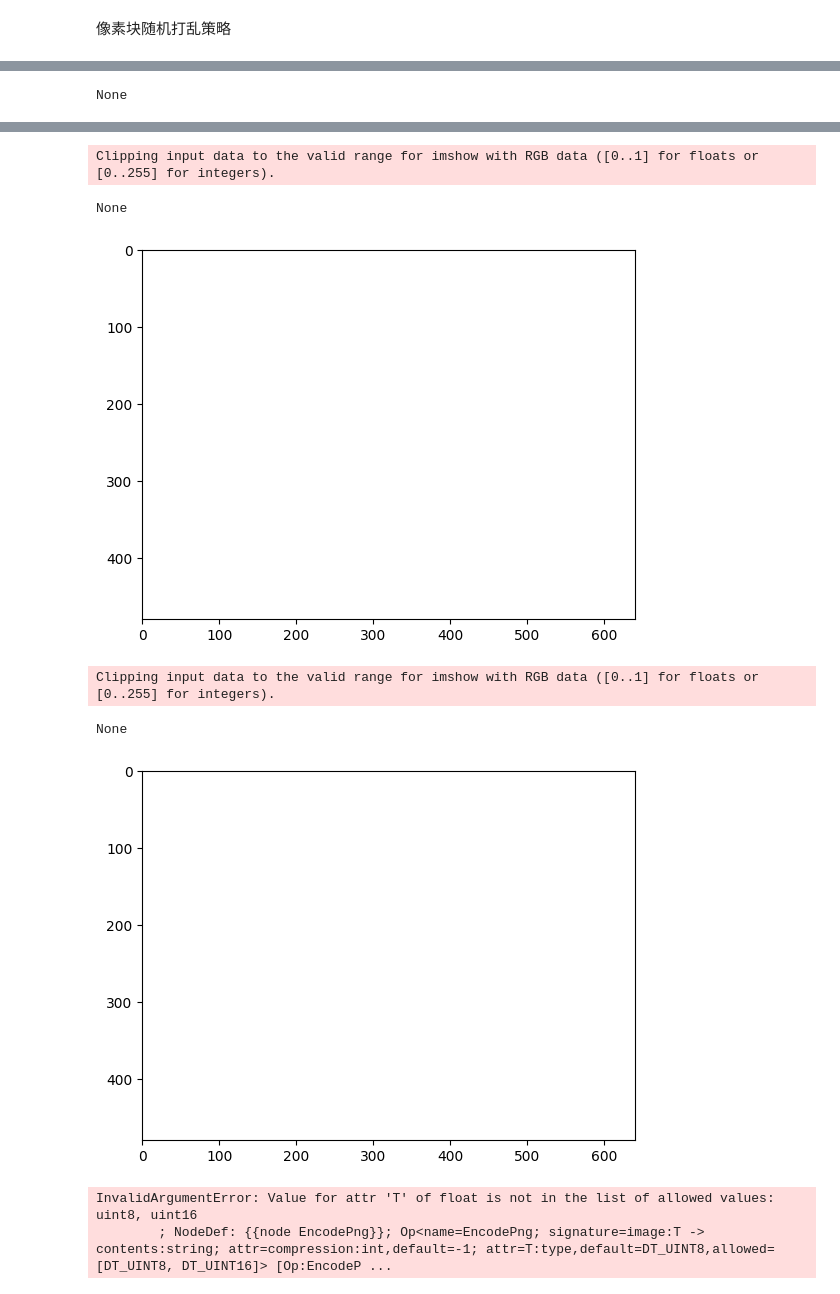
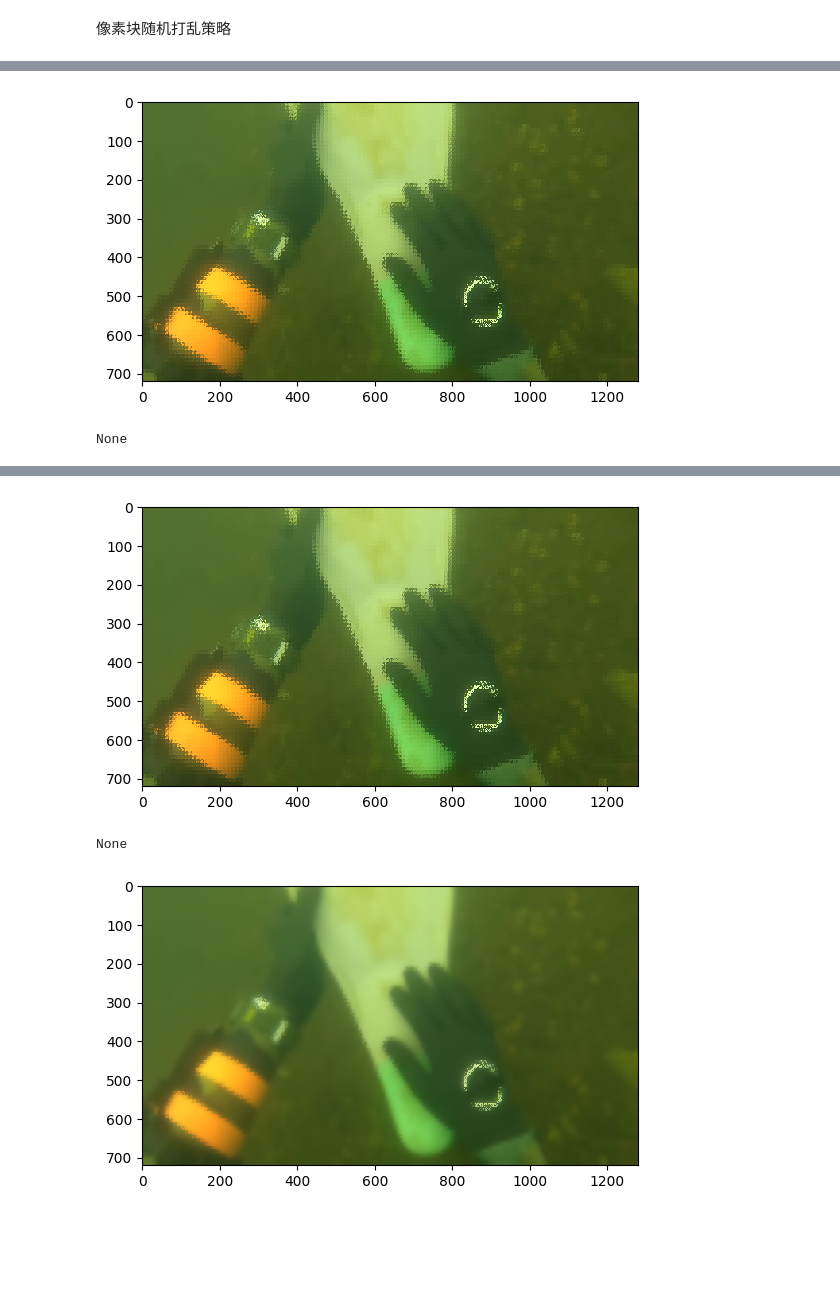
Before and after one commit to Hikari0608/tools, a Jupyter notebook: tensorflow/test.ipynb, the cells around one changed output, grey strips where cells are left out. Cells and saved outputs as stored; diff of their text form; code cells hidden in the pictures; blank space fills up the shorter version.

```diff
--- a/tensorflow/test.ipynb
+++ b/tensorflow/test.ipynb
@@ -122,8 +122,7 @@ def gaussian_filter(data, sigma):
     return output
 # %%
 if __name__ == '__main__':
-    image = imread("../../images","2.png")
-    image = tf.image.resize(image,[480,640])
+    image = imread("../../images","1.png")
 
     image = random_broken(image, radius=10)
     imshow(image)
@@ -133,6 +132,4 @@ if __name__ == '__main__':
 
     guided_image = guided_filter(image,guide=gaussian_image,radius=10,eps=0.05)
     imshow(guided_image)
-
-    imsave(image,"4.png","../../images")
 # %% [output]
@@ -140 +137,2 @@ Clipping input data to the valid range for imshow with RGB data ([0..1] for floa
+[figure, new version]
 None
@@ -142,8 +139,3 @@ None
+[figure, new version]
-Clipping input data to the valid range for imshow with RGB data ([0..1] for floats or [0..255] for integers).
+None
-None
-[figure, old version]
-Clipping input data to the valid range for imshow with RGB data ([0..1] for floats or [0..255] for integers).
-None
-[figure, old version]
+[figure, new version]
-InvalidArgumentError: Value for attr 'T' of float is not in the list of allowed values: uint8, uint16
-        ; NodeDef: {{node EncodePng}}; Op<name=EncodePng; signature=image:T -> contents:string; attr=compression:int,default=-1; attr=T:type,default=DT_UINT8,allowed=[DT_UINT8, DT_UINT16]> [Op:EncodeP ...
```
Also changed, not shown: parts of 1 cell of this notebook, 1 other file.
